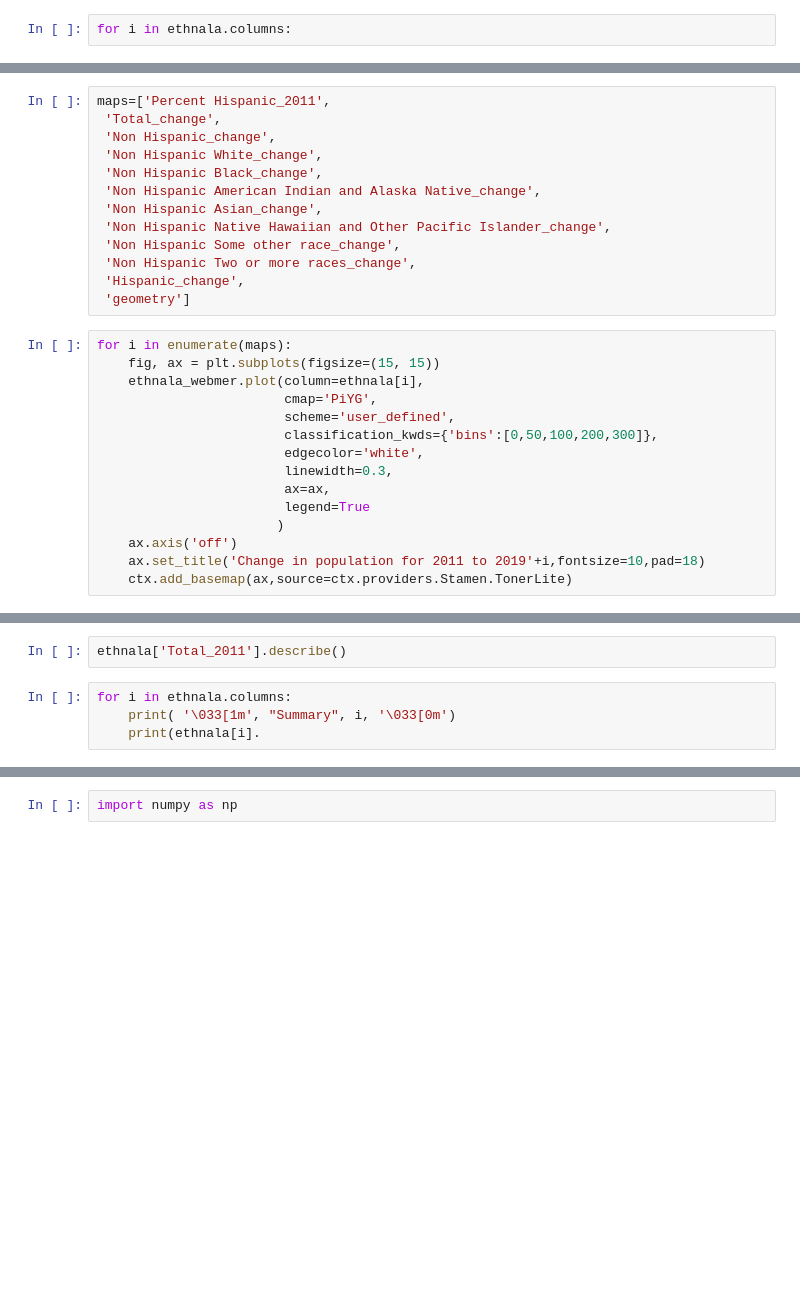
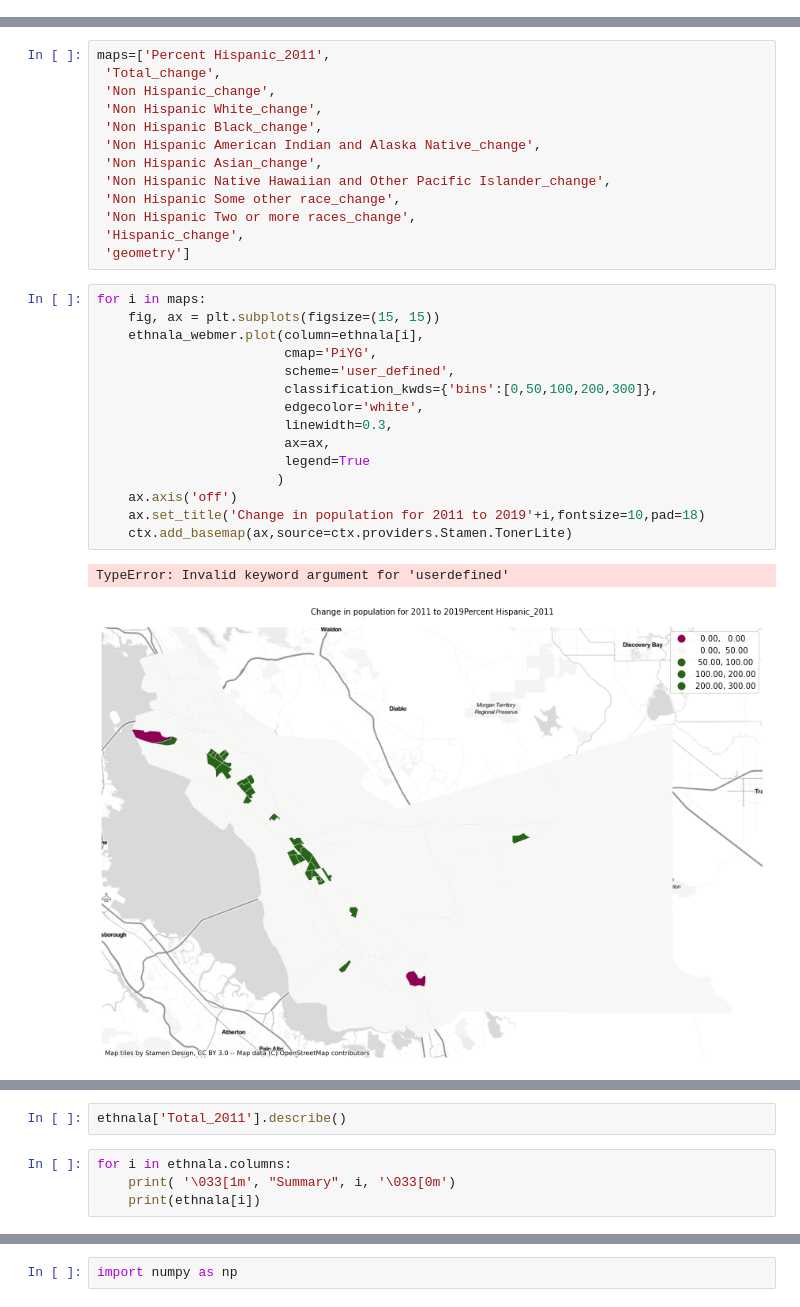
Before and after one commit to nlmatteson/UP206A--Final-Project, a Jupyter notebook: Group-Assignments/Untitled.ipynb, the cells around one changed output, grey strips where cells are left out. Saved outputs shown, nothing was run; the diff lists cells and outputs as text; blank space fills up the shorter version.

```diff
--- a/Group-Assignments/Untitled.ipynb
+++ b/Group-Assignments/Untitled.ipynb
@@ -20,5 +20,3 @@ ethnala.head()
 | 3 | 14000US06001400400 | Census Tract 4004, Alameda, CA | 4007.0 | 3522.0 | 2554.0 | 266.0 | ... |
 | 4 | 14000US06001400500 | Census Tract 4005, Alameda, CA | 4124.0 | 3734.0 | 1874.0 | 882.0 | ... |
 5 rows × 53 columns
-# %%
-for i in ethnala.columns:
@@ -67,17 +95,20 @@ maps=['Percent Hispanic_2011',
  'Hispanic_change',
  'geometry']
 # %%
-for i in enumerate(maps):
+for i in maps:
     fig, ax = plt.subplots(figsize=(15, 15))
     ethnala_webmer.plot(column=ethnala[i],
                         cmap='PiYG',
                         scheme='user_defined',
                         classification_kwds={'bins':[0,50,100,200,300]},
                         edgecolor='white',
                         linewidth=0.3,
                         ax=ax,
                         legend=True
                        )
     ax.axis('off')
     ax.set_title('Change in population for 2011 to 2019'+i,fontsize=10,pad=18)
     ctx.add_basemap(ax,source=ctx.providers.Stamen.TonerLite)
+# %% [output]
+TypeError: Invalid keyword argument for 'userdefined'
+[figure, added]
@@ -86,7 +128,7 @@ ethnala['Total_2011'].describe()
 # %%
 for i in ethnala.columns:
     print( '\033[1m', "Summary", i, '\033[0m')
-    print(ethnala[i].
+    print(ethnala[i])
 # %%
 ethnchange=ethnala[['GEOID',
  'NAME',
```
Also changed, not shown: parts of 31 cells of this notebook.
